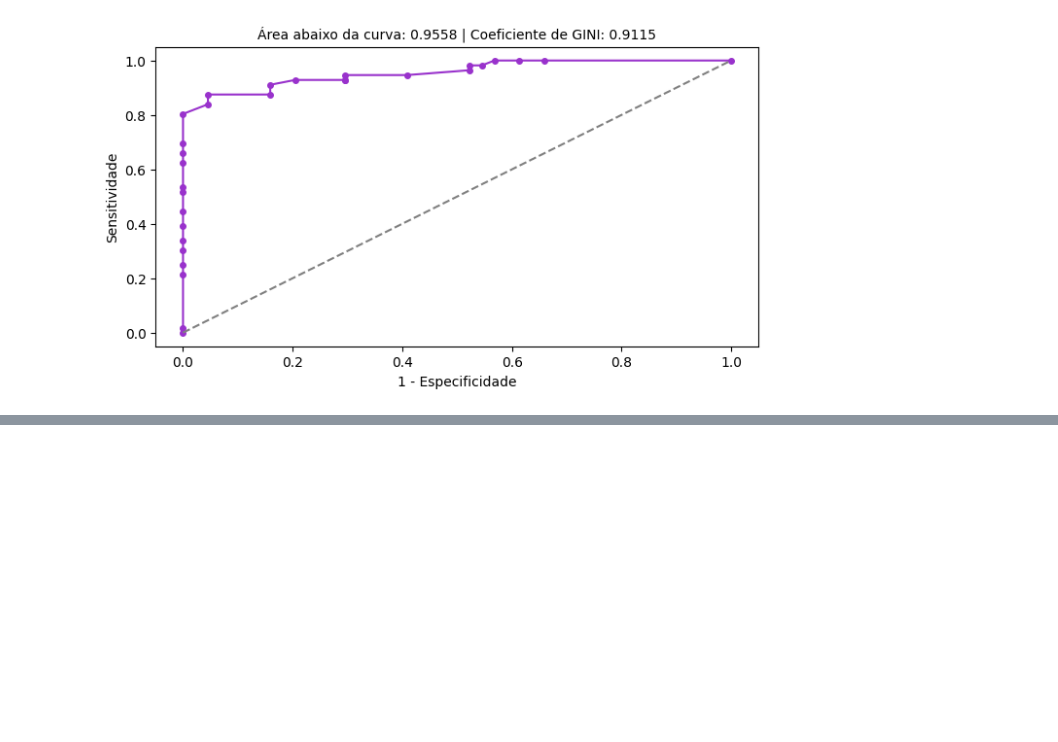
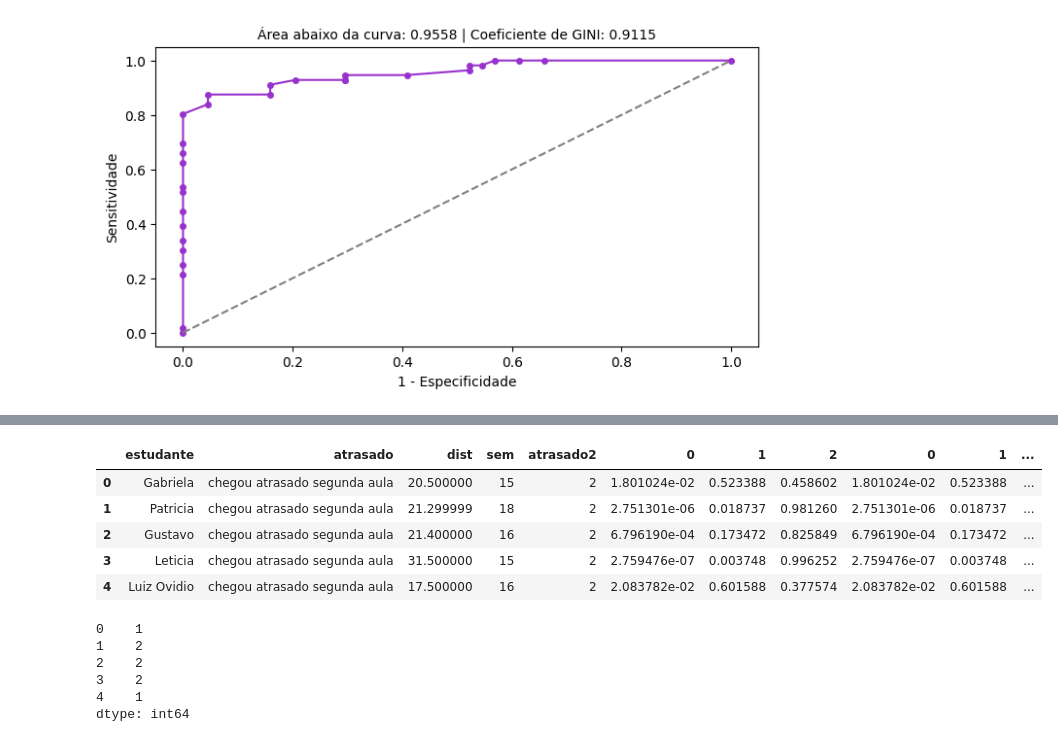
Before and after one commit to filipecarbonera/MBA_USP_Data_Science_Analytics, a Jupyter notebook: 5. Modelos Logísticos Binários e Multinomiais/script_modelos_logisticos_binarios_e_multinomiais.ipynb, the cells around one changed output, grey strips where cells are left out. Saved outputs shown, nothing was run; the diff lists cells and outputs as text; code cells hidden in the pictures; blank space fills up the shorter version.

Commit message:
Atualização do arquivo script_modelos_logisticos_binarios_e_multinomiais.ipynb

```diff
--- a/5. Modelos Logísticos Binários e Multinomiais/script_modelos_logisticos_binarios_e_multinomiais.ipynb
+++ b/5. Modelos Logísticos Binários e Multinomiais/script_modelos_logisticos_binarios_e_multinomiais.ipynb
@@ -883,0 +944,4 @@ plt.show()
+# %%
+# Definição do tipo 'int' para a variável dependente 'atrasado2'.
+df_atrasado_multinomial['atrasado2'] = df_atrasado_multinomial['atrasado2'].astype('int64')
+df_atrasado_multinomial.head()
@@ -883,0 +970,13 @@ plt.show()
+# %%
+# Estimação do modelo logístico multinomial.
+x = df_atrasado_multinomial.drop(columns=['estudante','atrasado','atrasado2'])
+y = df_atrasado_multinomial['atrasado2']
+
+# Esse pacote precisa que a constante seja definida pelo usuário.
+X = sm.add_constant(x)
+
+# Estimação do modelo - função 'MNLogit' ('statsmodels.discrete.discrete_model').
+modelo_atrasado = MNLogit(endog=y, exog=X).fit()
+
+# Parâmetros do modelo 'modelo_atrasado'.
+modelo_atrasado.summary()
@@ -883,0 +1044,5 @@ plt.show()
+# %%
+# Probabilidades de ocorrência das três categoriais.
+# Definição do array 'phats':
+phats = modelo_atrasado.predict()
+phats
@@ -883,0 +1067,4 @@ plt.show()
+# %%
+# Transformação do array 'phats' para o dataframe 'phats':
+phats = pd.DataFrame(phats)
+phats.head()
@@ -883,0 +1078,22 @@ plt.show()
+# %%
+# Concatenando o dataframe original com o dataframe 'phats':
+df_atrasado_multinomial = pd.concat([df_atrasado_multinomial, phats], axis=1)
+df_atrasado_multinomial.head()
+# %% [output]
+|  | estudante | atrasado | dist | sem | atrasado2 | 0 | 1 | 2 | 0 | 1 | ... |
+| 0 | Gabriela | chegou atrasado segunda aula | 20.500000 | 15 | 2 | 1.801024e-02 | 0.523388 | 0.458602 | 1.801024e-02 | 0.523388 | ... |
+| 1 | Patricia | chegou atrasado segunda aula | 21.299999 | 18 | 2 | 2.751301e-06 | 0.018737 | 0.981260 | 2.751301e-06 | 0.018737 | ... |
+| 2 | Gustavo | chegou atrasado segunda aula | 21.400000 | 16 | 2 | 6.796190e-04 | 0.173472 | 0.825849 | 6.796190e-04 | 0.173472 | ... |
+| 3 | Leticia | chegou atrasado segunda aula | 31.500000 | 15 | 2 | 2.759476e-07 | 0.003748 | 0.996252 | 2.759476e-07 | 0.003748 | ... |
+| 4 | Luiz Ovidio | chegou atrasado segunda aula | 17.500000 | 16 | 2 | 2.083782e-02 | 0.601588 | 0.377574 | 2.083782e-02 | 0.601588 | ... |
+# %%
+# Analisando o resultado de acordo com a categoria de resposta:
+predicao = phats.idxmax(axis=1)
+predicao.head()
+# %% [output]
+0    1
+1    2
+2    2
+3    2
+4    1
+dtype: int64
```
Also changed, not shown: parts of 18 cells of this notebook.
